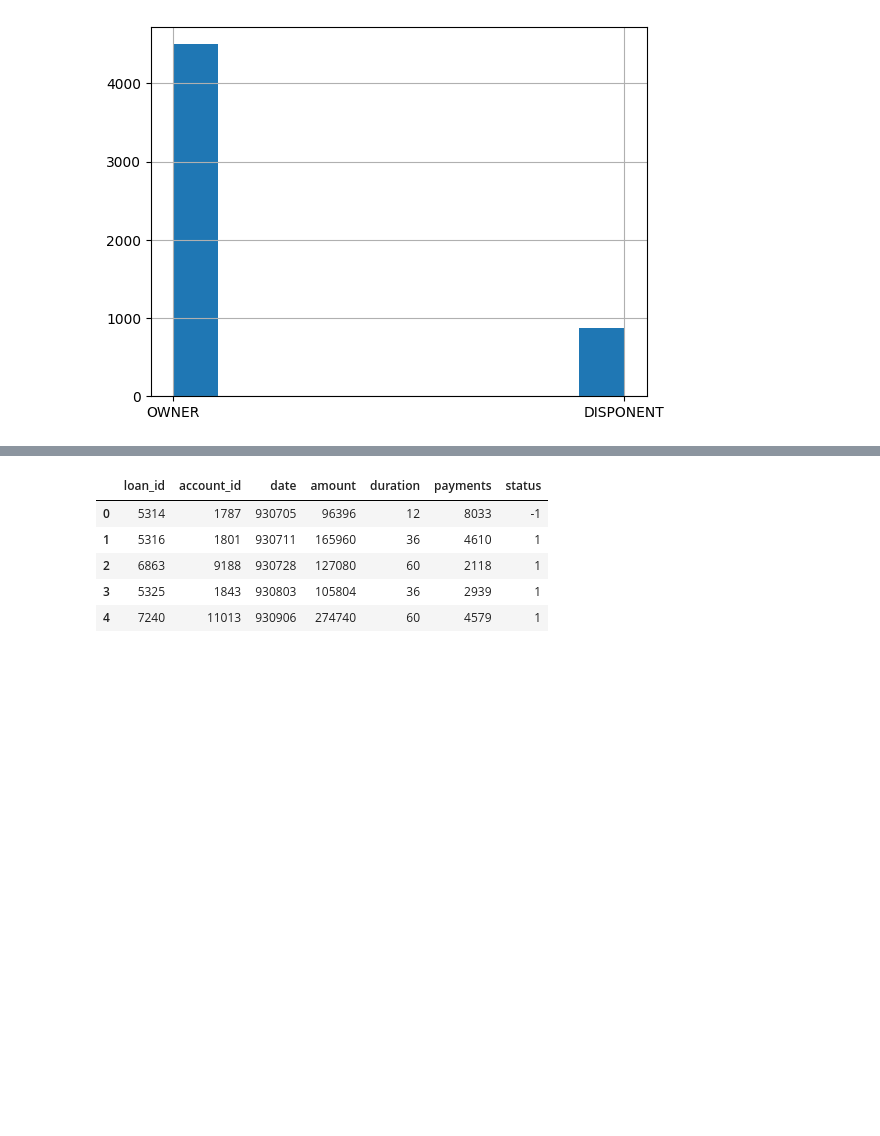
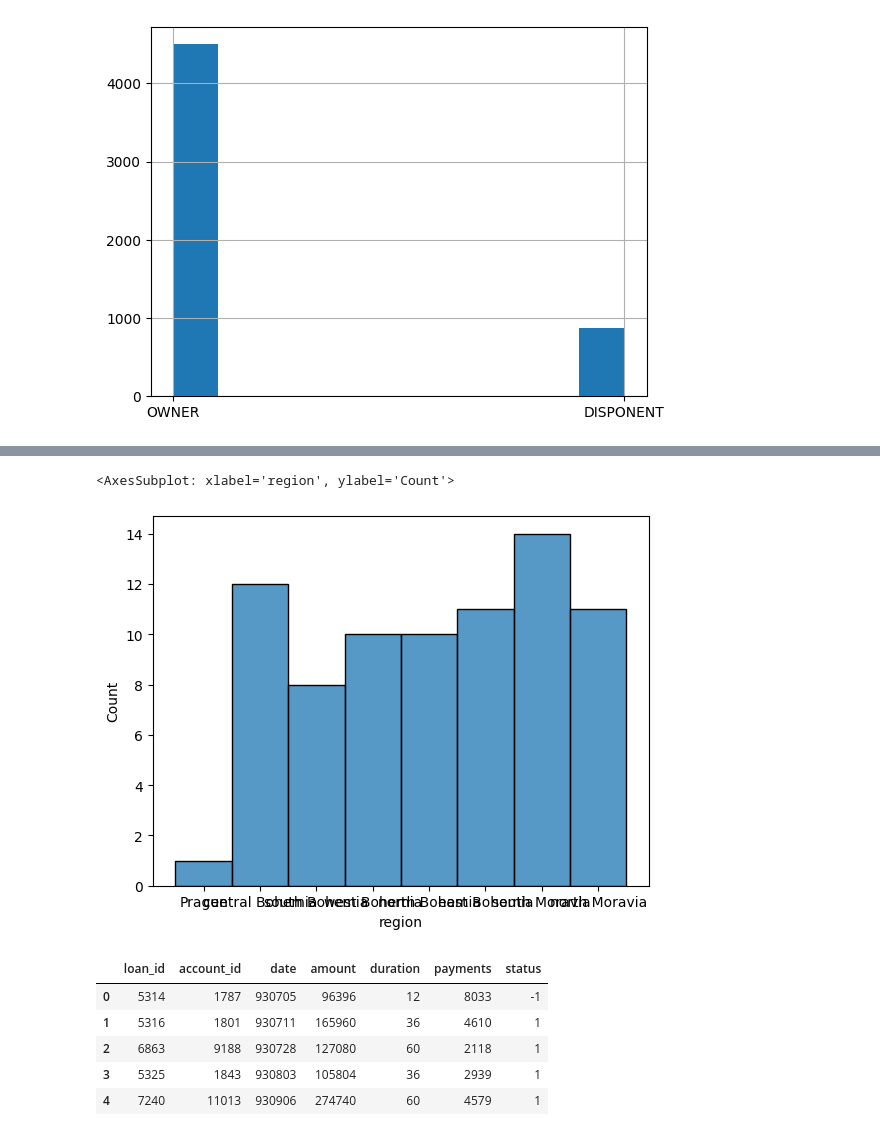
Before and after one commit to biromiro/feup-ac, a Jupyter notebook: loan_pred.ipynb, the cells around one changed output, grey strips where cells are left out. Drawn from its saved outputs; the diff is of its cells as text; code cells hidden in the pictures; blank space fills up the shorter version.

```diff
--- a/loan_pred.ipynb
+++ b/loan_pred.ipynb
@@ -102,3 +119,8 @@ districts.head()
+# %%
+sns.histplot(districts, x='region')
+# %% [output]
+<AxesSubplot: xlabel='region', ylabel='Count'>
+[figure, added]
 # %%
 loans_dev.head()
 
```
Also changed, not shown: parts of 2 cells of this notebook.
